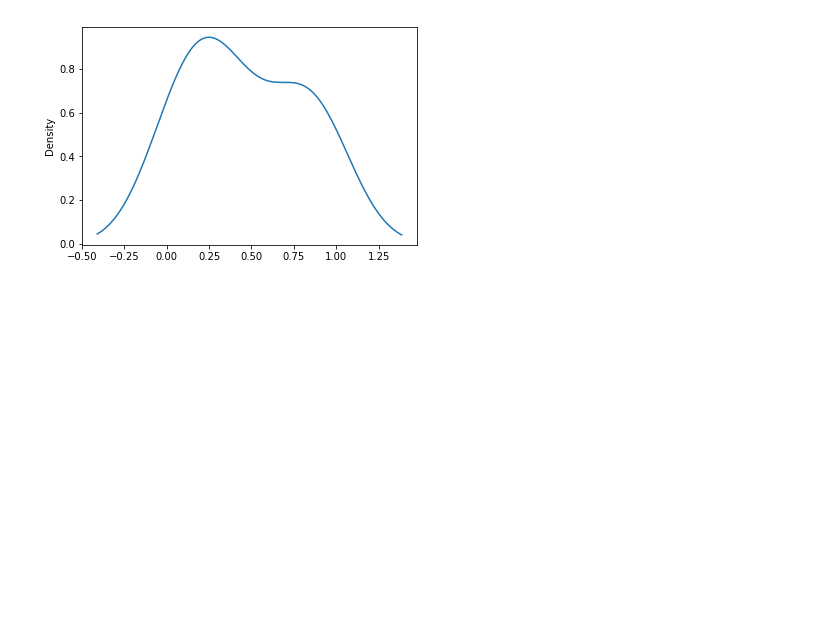
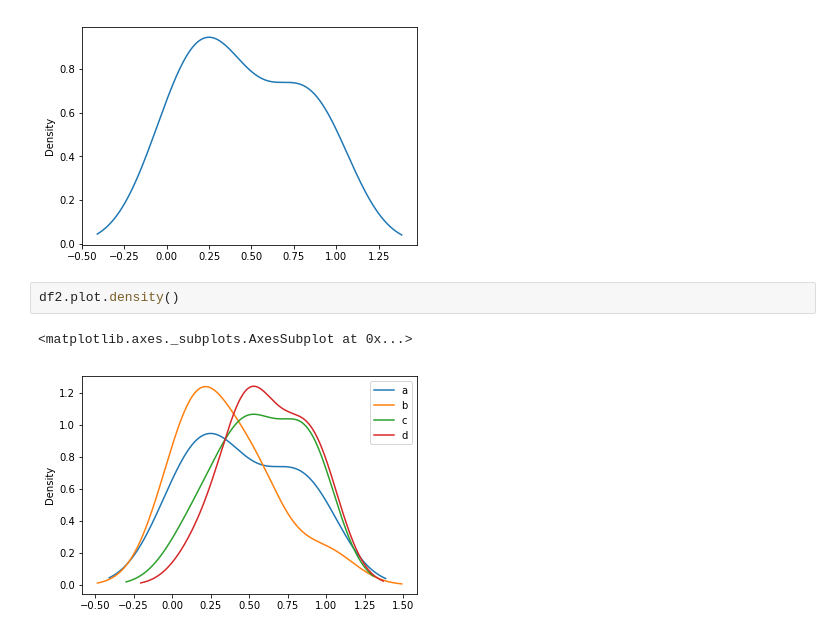
Before and after one commit to tonytang0114/PythonForFinanceAnalysisUdemy, a Jupyter notebook: Panda data visualization.ipynb, the cells around one changed output. Saved outputs shown, nothing was run; the diff lists cells and outputs as text; blank space fills up the shorter version.

```diff
--- a/Panda data visualization.ipynb
+++ b/Panda data visualization.ipynb
@@ -109,3 +109,8 @@ df2['a'].plot.density()
 # %% [output]
 <matplotlib.axes._subplots.AxesSubplot at 0x...>
 [figure]
+# %%
+df2.plot.density()
+# %% [output]
+<matplotlib.axes._subplots.AxesSubplot at 0x...>
+[figure, added]
```
Also changed, not shown: 5 other files.
